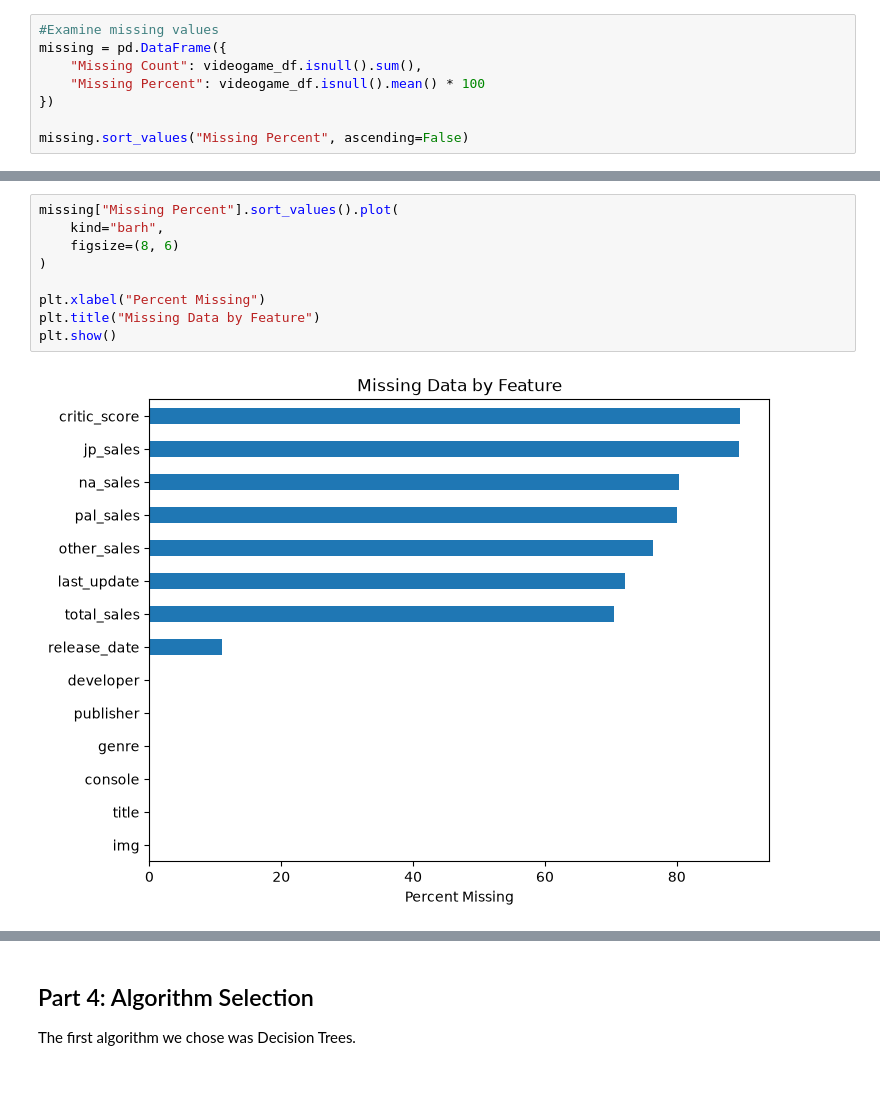
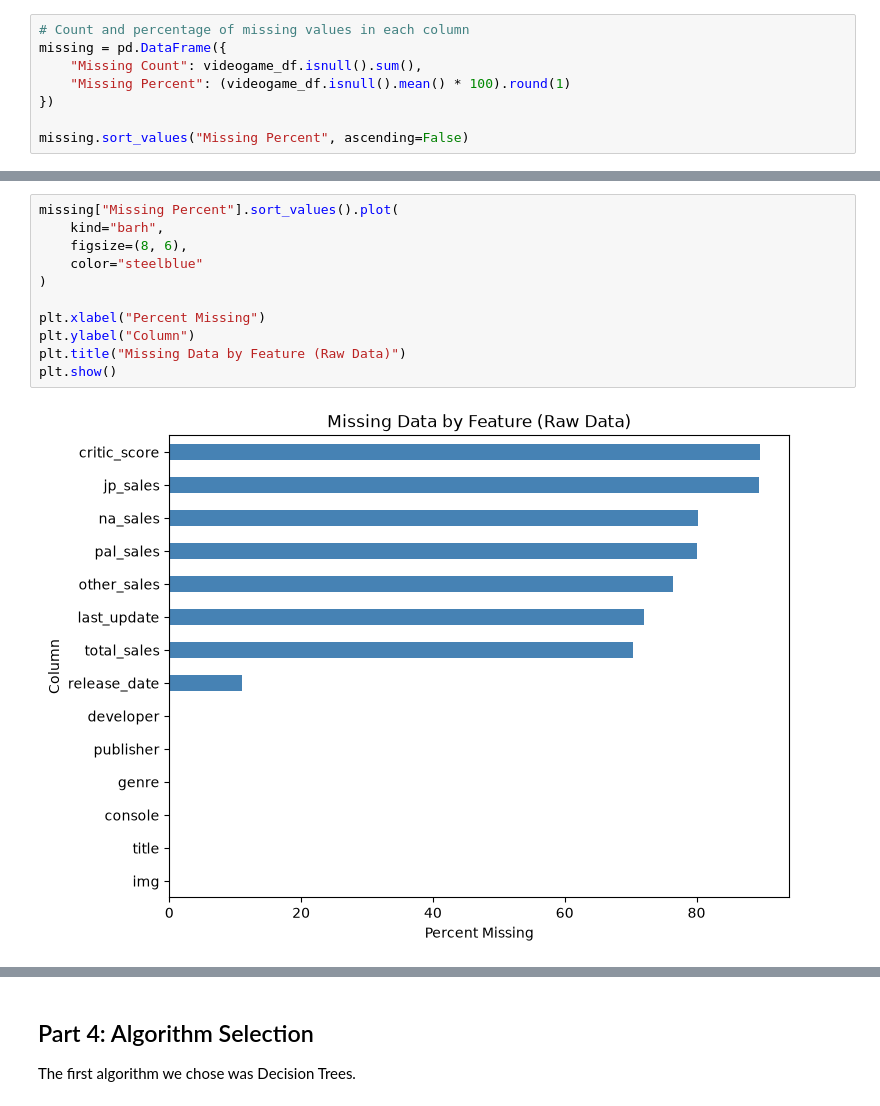
Before and after one commit to CarlosOlvera05/ML-Course-Project, a Jupyter notebook: MLProject.ipynb, the cells around one changed output, grey strips where cells are left out. Cells and saved outputs as stored; diff of their text form.

```diff
--- a/MLProject.ipynb
+++ b/MLProject.ipynb
@@ -93,8 +167,8 @@ memory usage: 13.6 MB
 # %%
-#Examine missing values
+# Count and percentage of missing values in each column
 missing = pd.DataFrame({
     "Missing Count": videogame_df.isnull().sum(),
-    "Missing Percent": videogame_df.isnull().mean() * 100
+    "Missing Percent": (videogame_df.isnull().mean() * 100).round(1)
 })
 
 missing.sort_values("Missing Percent", ascending=False)
@@ -117,11 +191,13 @@ missing.sort_values("Missing Percent", ascending=False)
 # %%
 missing["Missing Percent"].sort_values().plot(
     kind="barh",
-    figsize=(8, 6)
+    figsize=(8, 6),
+    color="steelblue"
 )
 
 plt.xlabel("Percent Missing")
-plt.title("Missing Data by Feature")
+plt.ylabel("Column")
+plt.title("Missing Data by Feature (Raw Data)")
 plt.show()
 # %% [output]
-[figure, old version]
+[figure, new version]
```
Also changed, not shown: parts of 75 cells of this notebook, 1 other file.
